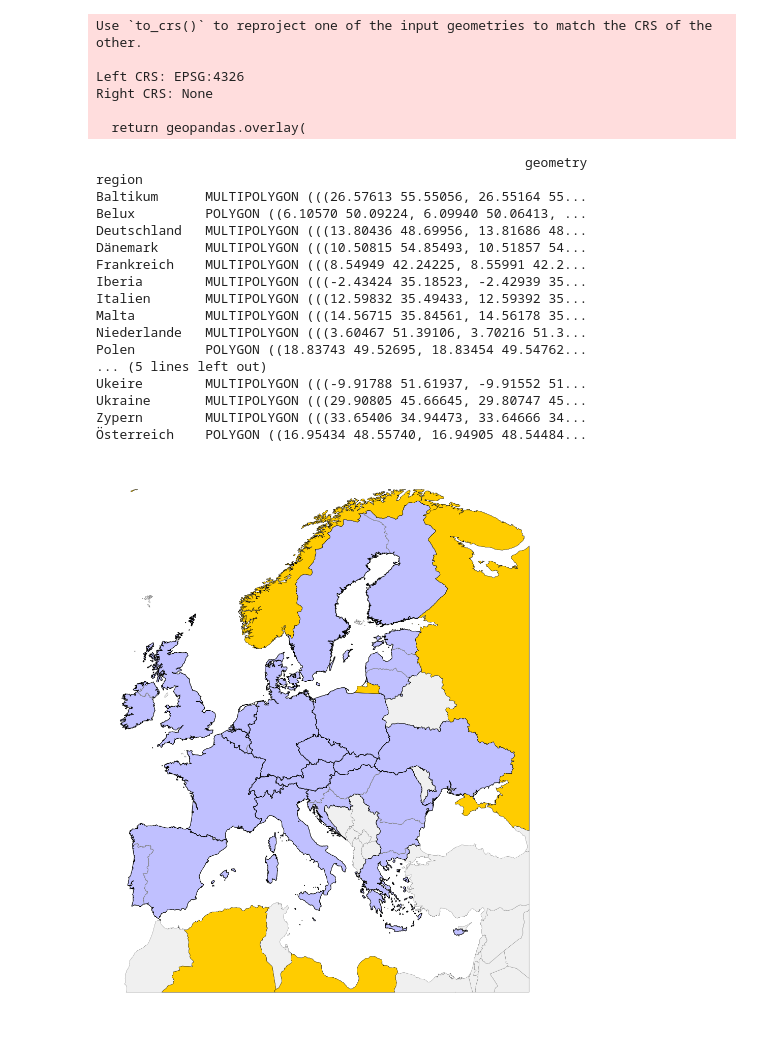
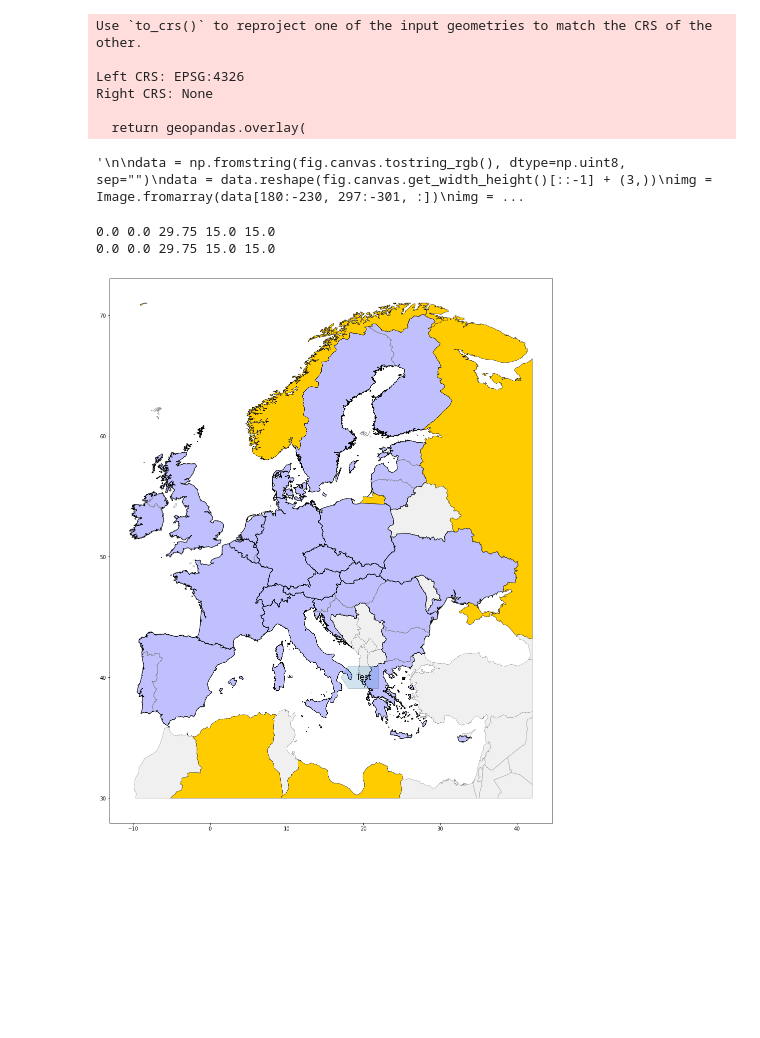
Before and after one commit to freichel/gasmarketmodel, a Jupyter notebook: notebooks/Untitled1.ipynb, the cells around one changed output. Saved outputs shown, nothing was run; the diff lists cells and outputs as text; code cells hidden in the pictures; blank space fills up the shorter version.

```diff
--- a/notebooks/Untitled1.ipynb
+++ b/notebooks/Untitled1.ipynb
@@ -128,7 +130,7 @@ regions_gdf = country_gdf.merge(
     left_index = True,
     right_on = "index",
 )[["geometry", "region"]].set_index("region").dissolve(by = "region")
-print(regions_gdf)
+
 # Plot them
 regions_gdf.plot(
     edgecolor = "black",
@@ -146,49 +148,42 @@ importers_gdf = europe_gdf.merge(
 # Plot them
 importers_gdf.plot(
     edgecolor = "black",
     facecolor = (255/255, 204/255, 0/255),
     linewidth = 0.5,
     ax = ax
 )
 
-plt.axis("off")
+ax.annotate(xy = (10,40), text = "aa")
+
+ax.text(20, 40, "Test", size=15, va="center", ha="center", rotation=0,
+        bbox=dict(boxstyle=custom_box_style, alpha=0.2))
+
+
+'''
 
 data = np.fromstring(fig.canvas.tostring_rgb(), dtype=np.uint8, sep="")
 data = data.reshape(fig.canvas.get_width_height()[::-1] + (3,))
 img = Image.fromarray(data[180:-230, 297:-301, :])
 img = img.convert("RGBA")
 newData = []
 for item in img.getdata():
     if item[0] == 255 and item[1] == 255 and item[2] == 255:
         newData.append((255, 255, 255, 0))
     else:
         newData.append(item)
 img.putdata(newData)
 img.save("map_subs_colors_nolabels.png", "PNG")
 
 #fig.savefig("map_subs_colors_nolabels.png", transparent = True)
+'''
 # %% [output]
 Use `to_crs()` to reproject one of the input geometries to match the CRS of the other.
 
 Left CRS: EPSG:4326
 Right CRS: None
 
   return geopandas.overlay(
-                                                       geometry
-region
-Baltikum      MULTIPOLYGON (((26.57613 55.55056, 26.55164 55...
-Belux         POLYGON ((6.10570 50.09224, 6.09940 50.06413, ...
-Deutschland   MULTIPOLYGON (((13.80436 48.69956, 13.81686 48...
-Dänemark      MULTIPOLYGON (((10.50815 54.85493, 10.51857 54...
-Frankreich    MULTIPOLYGON (((8.54949 42.24225, 8.55991 42.2...
-Iberia        MULTIPOLYGON (((-2.43424 35.18523, -2.42939 35...
-Italien       MULTIPOLYGON (((12.59832 35.49433, 12.59392 35...
-Malta         MULTIPOLYGON (((14.56715 35.84561, 14.56178 35...
-Niederlande   MULTIPOLYGON (((3.60467 51.39106, 3.70216 51.3...
-Polen         POLYGON ((18.83743 49.52695, 18.83454 49.54762...
-... (5 lines left out)
-Ukeire        MULTIPOLYGON (((-9.91788 51.61937, -9.91552 51...
-Ukraine       MULTIPOLYGON (((29.90805 45.66645, 29.80747 45...
-Zypern        MULTIPOLYGON (((33.65406 34.94473, 33.64666 34...
-Österreich    POLYGON ((16.95434 48.55740, 16.94905 48.54484...
+'\n\ndata = np.fromstring(fig.canvas.tostring_rgb(), dtype=np.uint8, sep="")\ndata = data.reshape(fig.canvas.get_width_height()[::-1] + (3,))\nimg = Image.fromarray(data[180:-230, 297:-301, :])\nimg = ...
+0.0 0.0 29.75 15.0 15.0
+0.0 0.0 29.75 15.0 15.0
-[figure, old version]
+[figure, new version]
```
Also changed, not shown: parts of 6 cells of this notebook, 21 other files.
